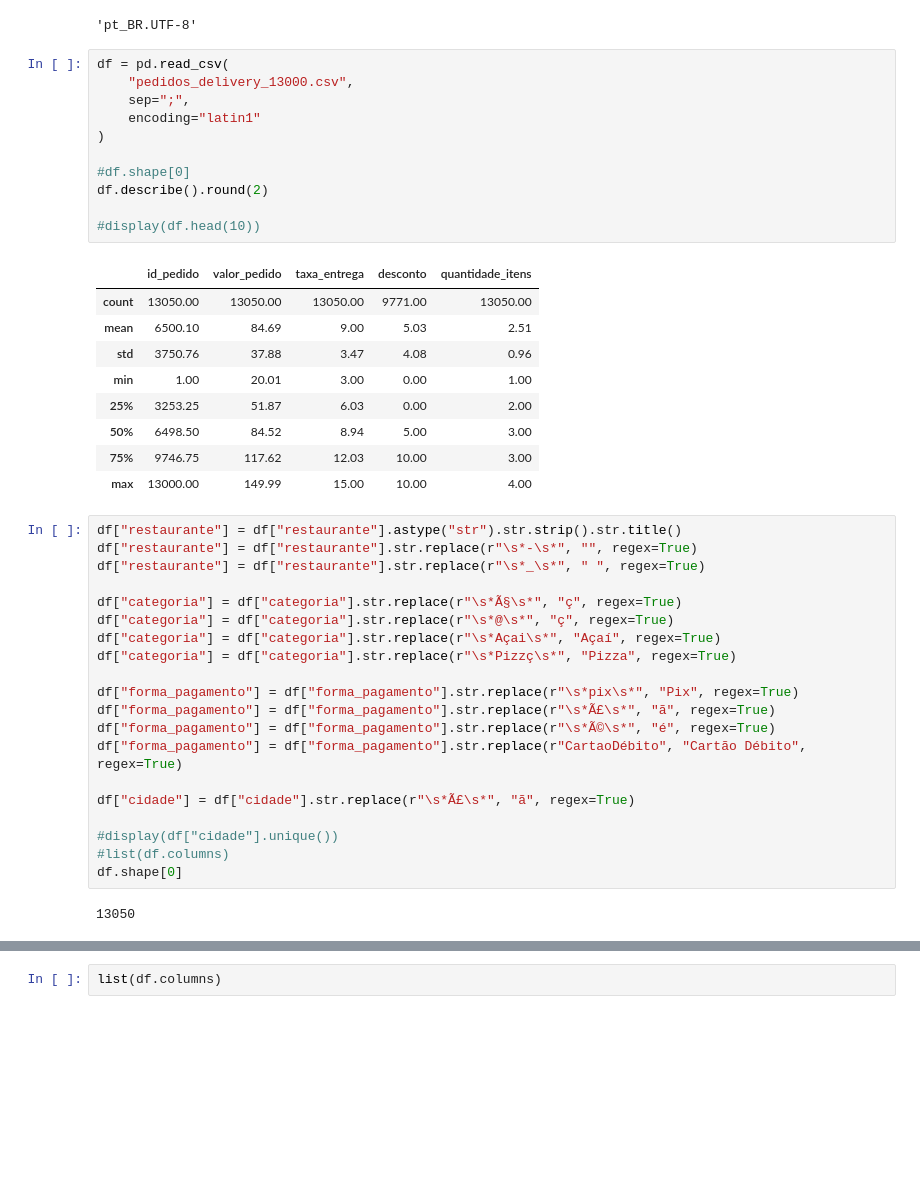
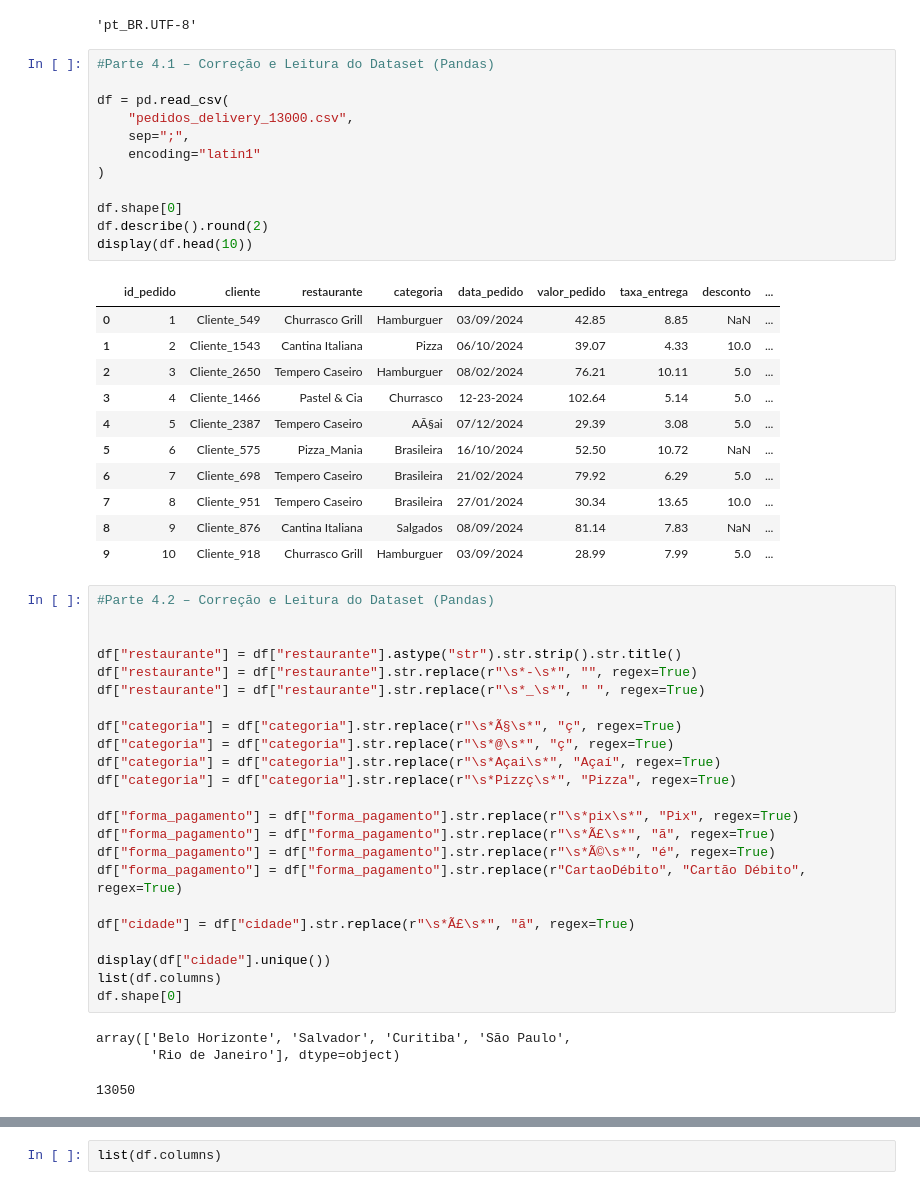
Before and after one commit to aneguimaraestf/CursoSenac20250791, a Jupyter notebook: Atividade - Pandas e Matplotlib/Resolução_Atividade.ipynb, the cells around one changed output, grey strips where cells are left out. Drawn from its saved outputs; the diff is of its cells as text; blank space fills up the shorter version.

```diff
--- a/Atividade - Pandas e Matplotlib/Resolução_Atividade.ipynb
+++ b/Atividade - Pandas e Matplotlib/Resolução_Atividade.ipynb
@@ -7,27 +7,33 @@ locale.setlocale(locale.LC_TIME, 'pt_BR.UTF-8')
 # %% [output]
 'pt_BR.UTF-8'
 # %%
+#Parte 4.1 – Correção e Leitura do Dataset (Pandas)
+
 df = pd.read_csv(
     "pedidos_delivery_13000.csv",
     sep=";",
     encoding="latin1"
 )
 
-#df.shape[0]
+df.shape[0]
 df.describe().round(2)
-
-#display(df.head(10))
+display(df.head(10))
 # %% [output]
-|  | id_pedido | valor_pedido | taxa_entrega | desconto | quantidade_itens |
-| count | 13050.00 | 13050.00 | 13050.00 | 9771.00 | 13050.00 |
-| mean | 6500.10 | 84.69 | 9.00 | 5.03 | 2.51 |
-| std | 3750.76 | 37.88 | 3.47 | 4.08 | 0.96 |
-| min | 1.00 | 20.01 | 3.00 | 0.00 | 1.00 |
-| 25% | 3253.25 | 51.87 | 6.03 | 0.00 | 2.00 |
-| 50% | 6498.50 | 84.52 | 8.94 | 5.00 | 3.00 |
-| 75% | 9746.75 | 117.62 | 12.03 | 10.00 | 3.00 |
-| max | 13000.00 | 149.99 | 15.00 | 10.00 | 4.00 |
+|  | id_pedido | cliente | restaurante | categoria | data_pedido | valor_pedido | taxa_entrega | desconto | ... |
+| 0 | 1 | Cliente_549 | Churrasco Grill | Hamburguer | 03/09/2024 | 42.85 | 8.85 | NaN | ... |
+| 1 | 2 | Cliente_1543 | Cantina Italiana | Pizza | 06/10/2024 | 39.07 | 4.33 | 10.0 | ... |
+| 2 | 3 | Cliente_2650 | Tempero Caseiro | Hamburguer | 08/02/2024 | 76.21 | 10.11 | 5.0 | ... |
+| 3 | 4 | Cliente_1466 | Pastel & Cia | Churrasco | 12-23-2024 | 102.64 | 5.14 | 5.0 | ... |
+| 4 | 5 | Cliente_2387 | Tempero Caseiro | AÃ§ai | 07/12/2024 | 29.39 | 3.08 | 5.0 | ... |
+| 5 | 6 | Cliente_575 | Pizza_Mania | Brasileira | 16/10/2024 | 52.50 | 10.72 | NaN | ... |
+| 6 | 7 | Cliente_698 | Tempero Caseiro | Brasileira | 21/02/2024 | 79.92 | 6.29 | 5.0 | ... |
+| 7 | 8 | Cliente_951 | Tempero Caseiro | Brasileira | 27/01/2024 | 30.34 | 13.65 | 10.0 | ... |
+| 8 | 9 | Cliente_876 | Cantina Italiana | Salgados | 08/09/2024 | 81.14 | 7.83 | NaN | ... |
+| 9 | 10 | Cliente_918 | Churrasco Grill | Hamburguer | 03/09/2024 | 28.99 | 7.99 | 5.0 | ... |
 # %%
+#Parte 4.2 – Correção e Leitura do Dataset (Pandas)
+
+
 df["restaurante"] = df["restaurante"].astype("str").str.strip().str.title()
 df["restaurante"] = df["restaurante"].str.replace(r"\s*-\s*", "", regex=True)
 df["restaurante"] = df["restaurante"].str.replace(r"\s*_\s*", " ", regex=True)
@@ -44,9 +50,11 @@ df["forma_pagamento"] = df["forma_pagamento"].str.replace(r"CartaoDébito", "Car
 
 df["cidade"] = df["cidade"].str.replace(r"\s*Ã£\s*", "ã", regex=True)
 
-#display(df["cidade"].unique())
-#list(df.columns)
+display(df["cidade"].unique())
+list(df.columns)
 df.shape[0]
 # %% [output]
-13050
+array(['Belo Horizonte', 'Salvador', 'Curitiba', 'São Paulo',
+       'Rio de Janeiro'], dtype=object)
+13050
 # %%
```
Also changed, not shown: parts of 14 cells of this notebook.
